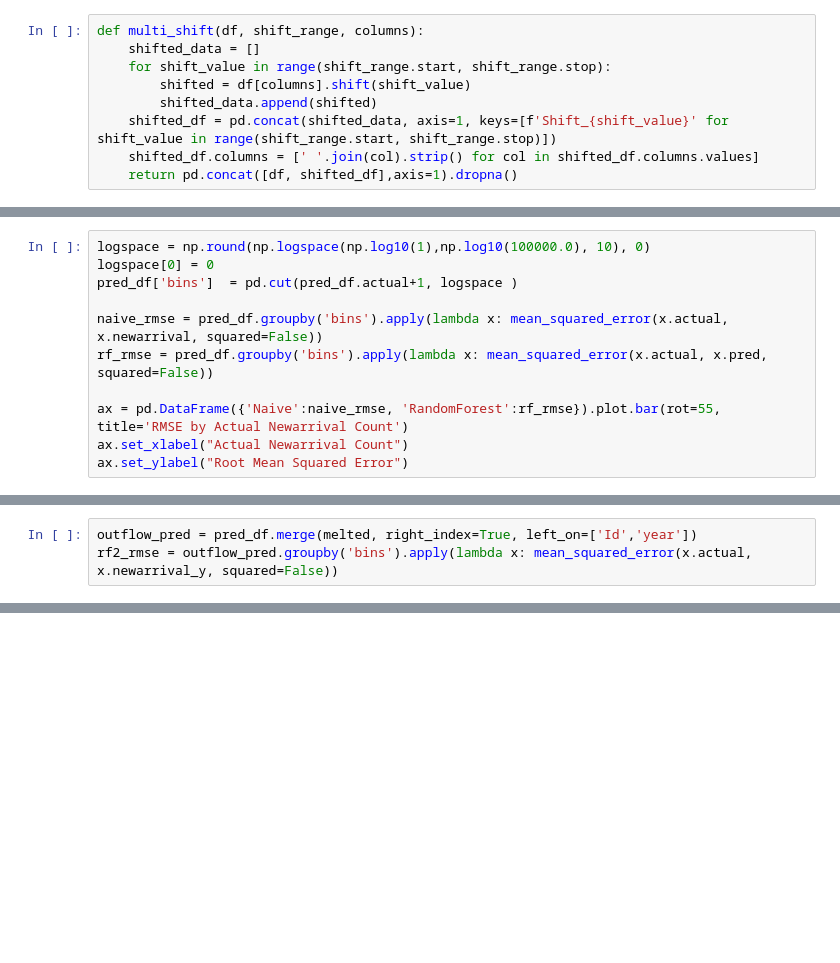
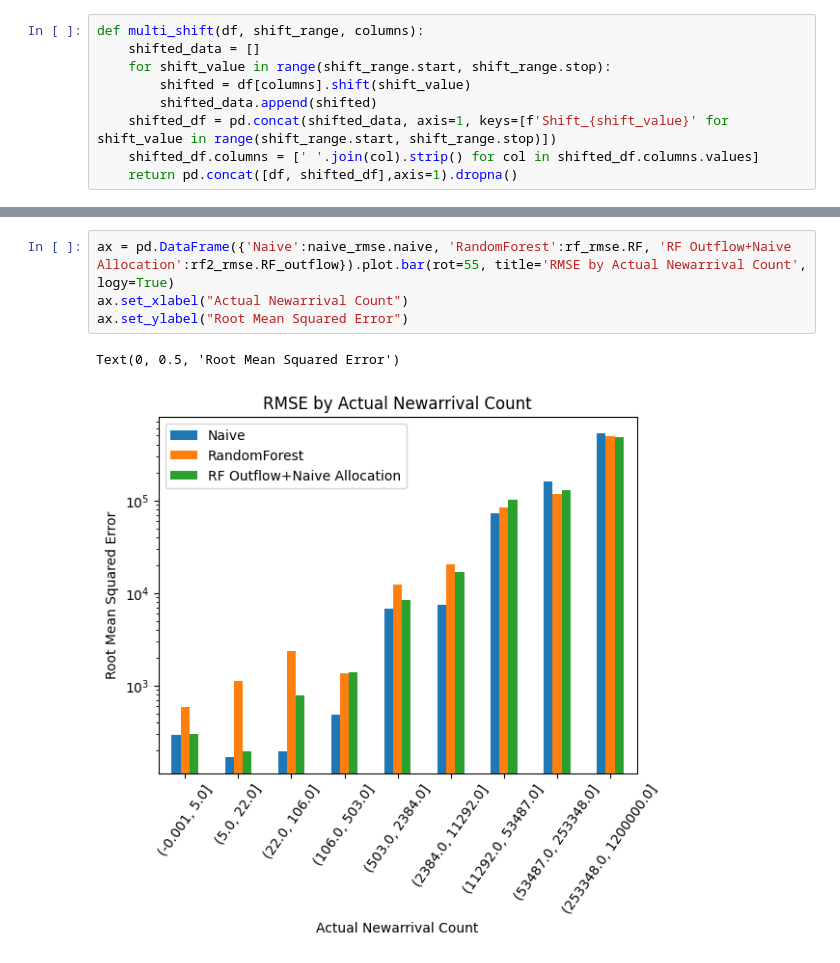
Before and after one commit to 4Freye/refugees, a Jupyter notebook: notebooks/models/03_ef_RF_baseline.ipynb, the cells around one changed output, grey strips where cells are left out. Drawn from its saved outputs; the diff is of its cells as text; blank space fills up the shorter version.

```diff
--- a/notebooks/models/03_ef_RF_baseline.ipynb
+++ b/notebooks/models/03_ef_RF_baseline.ipynb
@@ -197,11 +146,0 @@ Text(0, 0.5, 'Actual Newarrival Count')
-# %%
-logspace = np.round(np.logspace(np.log10(1),np.log10(100000.0), 10), 0)
-logspace[0] = 0
-pred_df['bins']  = pd.cut(pred_df.actual+1, logspace )
-
-naive_rmse = pred_df.groupby('bins').apply(lambda x: mean_squared_error(x.actual, x.newarrival, squared=False))
-rf_rmse = pred_df.groupby('bins').apply(lambda x: mean_squared_error(x.actual, x.pred, squared=False))
-
-ax = pd.DataFrame({'Naive':naive_rmse, 'RandomForest':rf_rmse}).plot.bar(rot=55, title='RMSE by Actual Newarrival Count')
-ax.set_xlabel("Actual Newarrival Count")
-ax.set_ylabel("Root Mean Squared Error")
@@ -259,3 +146,0 @@ melted = melted.set_index(['Id','year']).drop(['iso_o','iso_d'],axis=1)
-# %%
-outflow_pred = pred_df.merge(melted, right_index=True, left_on=['Id','year'])
-rf2_rmse = outflow_pred.groupby('bins').apply(lambda x: mean_squared_error(x.actual, x.newarrival_y, squared=False))
@@ -287,0 +342,7 @@ mean_squared_error(pred_df.actual[pred_df.actual<=27826], outflow_pred.pred[pred
+# %%
+ax = pd.DataFrame({'Naive':naive_rmse.naive, 'RandomForest':rf_rmse.RF, 'RF Outflow+Naive Allocation':rf2_rmse.RF_outflow}).plot.bar(rot=55, title='RMSE by Actual Newarrival Count', logy=True)
+ax.set_xlabel("Actual Newarrival Count")
+ax.set_ylabel("Root Mean Squared Error")
+# %% [output]
+Text(0, 0.5, 'Root Mean Squared Error')
+[figure, added]
```
Also changed, not shown: parts of 53 cells of this notebook, 1 other file.
